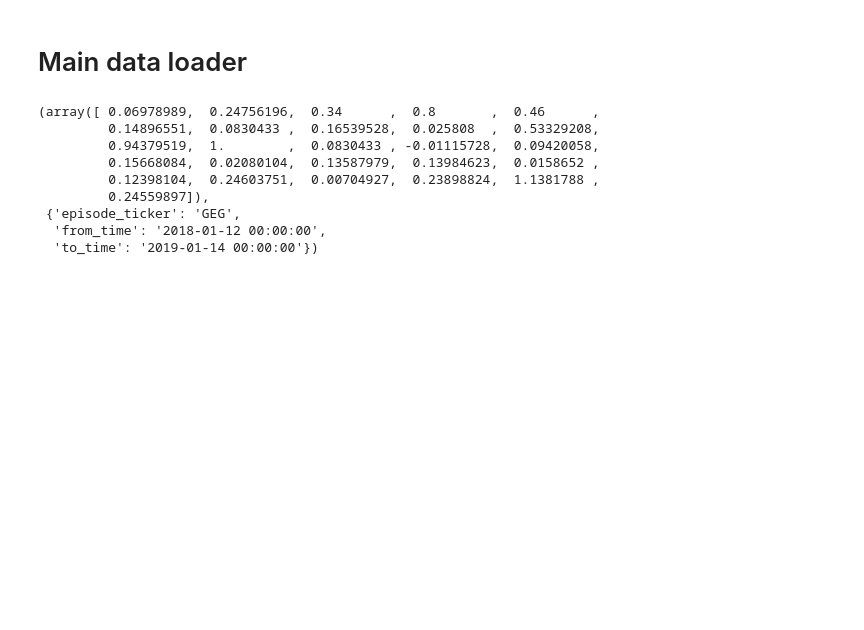
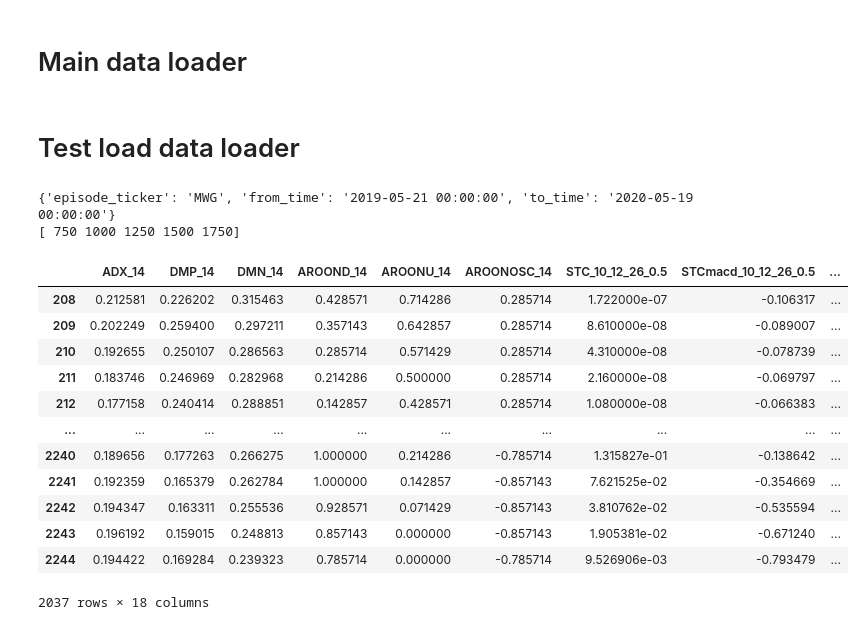
Before and after one commit to minhmanminhman/stock-env, a Jupyter notebook: notebooks/create_data_loader.ipynb, the cells around one changed output. Cells and saved outputs as stored; diff of their text form; code cells hidden in the pictures; blank space fills up the shorter version.

```diff
--- a/notebooks/create_data_loader.ipynb
+++ b/notebooks/create_data_loader.ipynb
@@ -54,0 +60,2 @@ sp500_loader.save("../stock_env/datasets/sp500.pkl")
+# %% [markdown]
+# Test load data loader
@@ -71,14 +73,26 @@ vnstock_loader.save("../stock_env/datasets/vnall.pkl")
 # %%
 vnall = VNTaskLoader.load("../stock_env/datasets/vnall.pkl")
-vnall.reset_task(vnall.sample_task())
-vnall.reset()
+vnall.reset_task('MWG')
+vnall.train(False)
+obs, info = vnall.reset()
+print(info)
+print(vnall.test_idxes)
 # %% [output]
-(array([ 0.06978989,  0.24756196,  0.34      ,  0.8       ,  0.46      ,
-         0.14896551,  0.0830433 ,  0.16539528,  0.025808  ,  0.53329208,
-         0.94379519,  1.        ,  0.0830433 , -0.01115728,  0.09420058,
-         0.15668084,  0.02080104,  0.13587979,  0.13984623,  0.0158652 ,
-         0.12398104,  0.24603751,  0.00704927,  0.23898824,  1.1381788 ,
-         0.24559897]),
- {'episode_ticker': 'GEG',
-  'from_time': '2018-01-12 00:00:00',
-  'to_time': '2019-01-14 00:00:00'})
+{'episode_ticker': 'MWG', 'from_time': '2019-05-21 00:00:00', 'to_time': '2020-05-19 00:00:00'}
+[ 750 1000 1250 1500 1750]
+# %%
+vnall.stack_features.loc['REE']
+# %% [output]
+|  | ADX_14 | DMP_14 | DMN_14 | AROOND_14 | AROONU_14 | AROONOSC_14 | STC_10_12_26_0.5 | STCmacd_10_12_26_0.5 | ... |
+| 208 | 0.212581 | 0.226202 | 0.315463 | 0.428571 | 0.714286 | 0.285714 | 1.722000e-07 | -0.106317 | ... |
+| 209 | 0.202249 | 0.259400 | 0.297211 | 0.357143 | 0.642857 | 0.285714 | 8.610000e-08 | -0.089007 | ... |
+| 210 | 0.192655 | 0.250107 | 0.286563 | 0.285714 | 0.571429 | 0.285714 | 4.310000e-08 | -0.078739 | ... |
+| 211 | 0.183746 | 0.246969 | 0.282968 | 0.214286 | 0.500000 | 0.285714 | 2.160000e-08 | -0.069797 | ... |
+| 212 | 0.177158 | 0.240414 | 0.288851 | 0.142857 | 0.428571 | 0.285714 | 1.080000e-08 | -0.066383 | ... |
+| ... | ... | ... | ... | ... | ... | ... | ... | ... | ... |
+| 2240 | 0.189656 | 0.177263 | 0.266275 | 1.000000 | 0.214286 | -0.785714 | 1.315827e-01 | -0.138642 | ... |
+| 2241 | 0.192359 | 0.165379 | 0.262784 | 1.000000 | 0.142857 | -0.857143 | 7.621525e-02 | -0.354669 | ... |
+| 2242 | 0.194347 | 0.163311 | 0.255536 | 0.928571 | 0.071429 | -0.857143 | 3.810762e-02 | -0.535594 | ... |
+| 2243 | 0.196192 | 0.159015 | 0.248813 | 0.857143 | 0.000000 | -0.857143 | 1.905381e-02 | -0.671240 | ... |
+| 2244 | 0.194422 | 0.169284 | 0.239323 | 0.785714 | 0.000000 | -0.785714 | 9.526906e-03 | -0.793479 | ... |
+2037 rows × 18 columns
```
Also changed, not shown: parts of 12 cells of this notebook, 33 other files.
